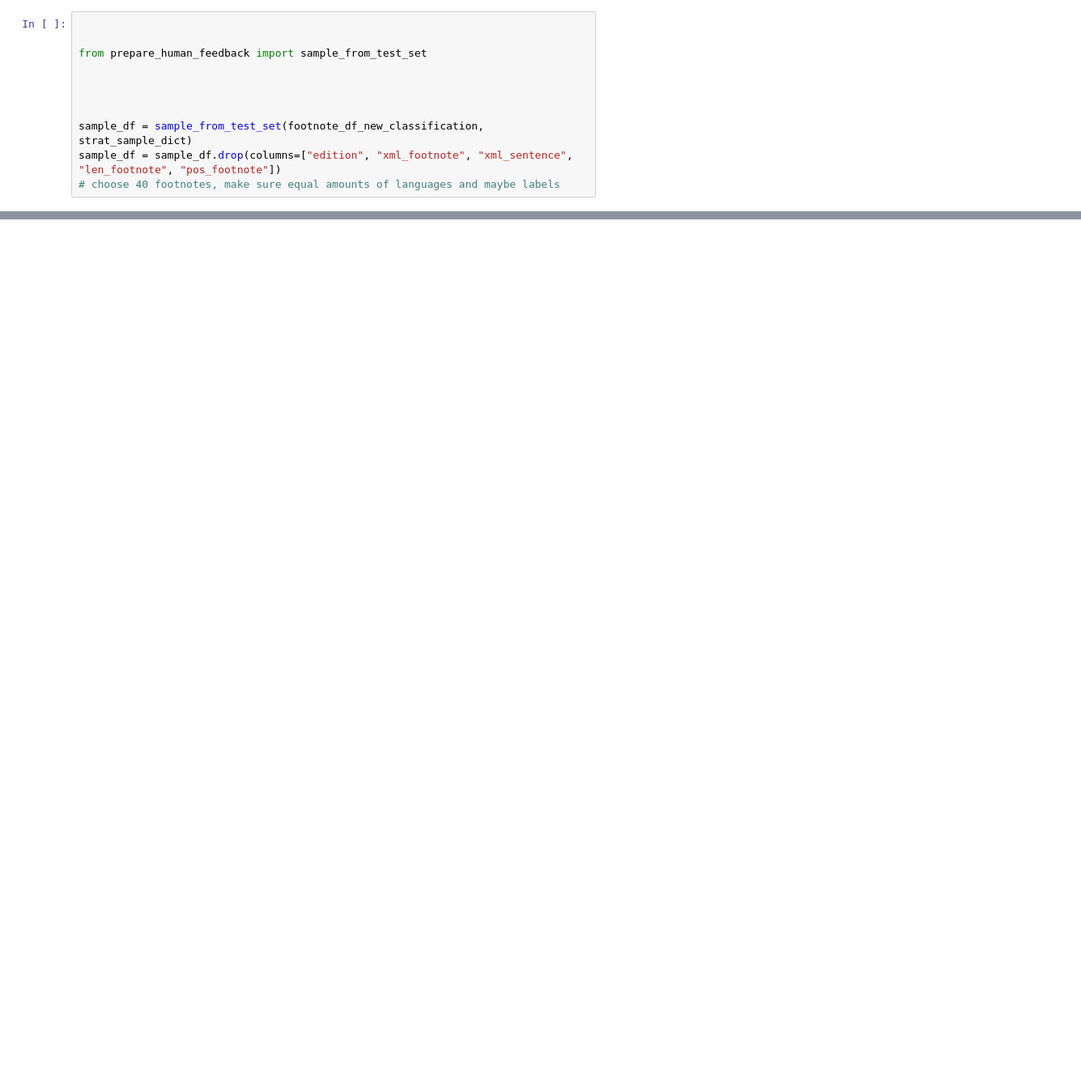
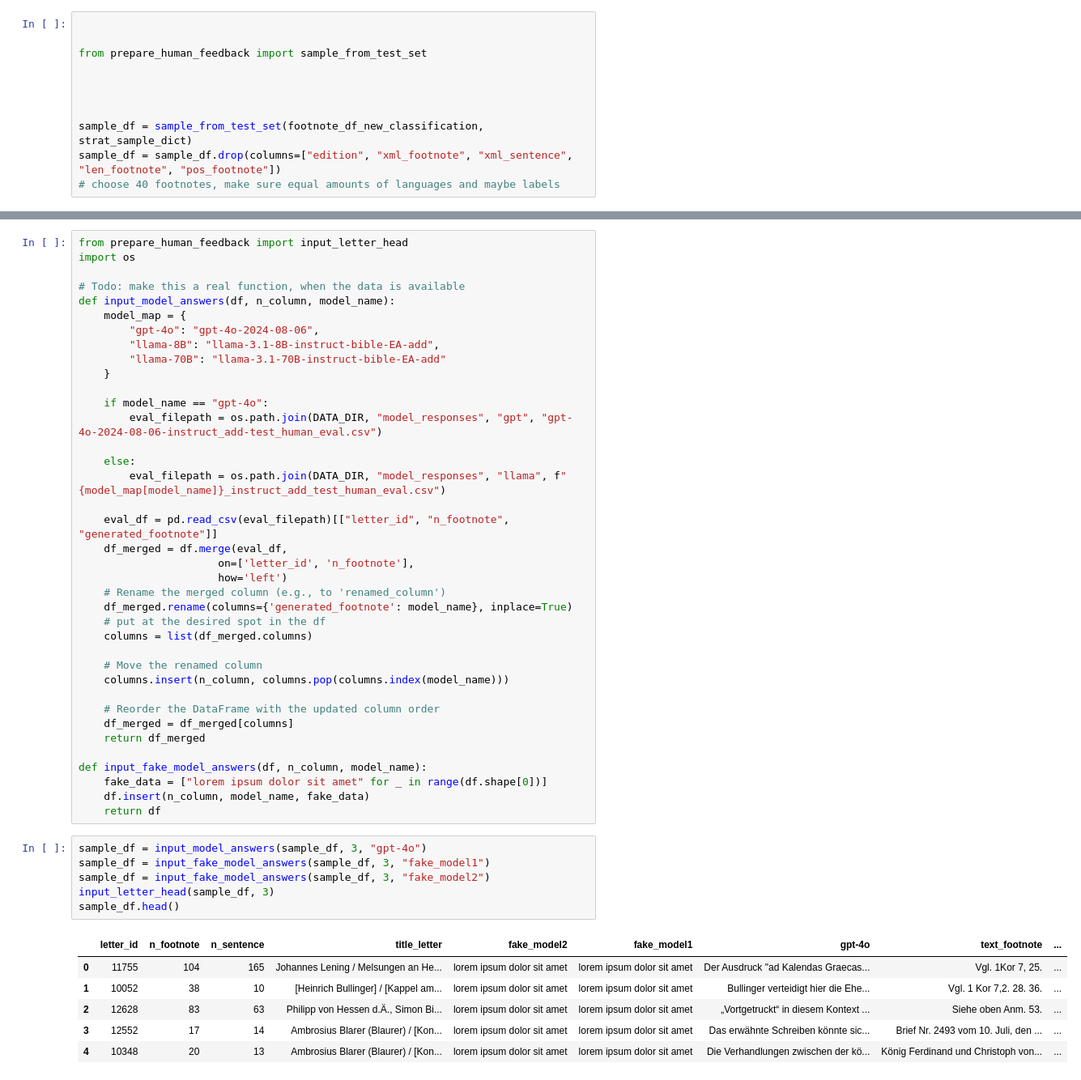
Before and after one commit to Boffl/BullingerDigitalLMFootnotes, a Jupyter notebook: data_analysis_and_preparation/prepare_data.ipynb, the cells around one changed output, grey strips where cells are left out. Shown at 81% size. Saved outputs shown, nothing was run; the diff lists cells and outputs as text; blank space fills up the shorter version.

Commit message:
add model responses to human eval sheet, starting with a run of GPT-4

```diff
--- a/data_analysis_and_preparation/prepare_data.ipynb
+++ b/data_analysis_and_preparation/prepare_data.ipynb
@@ -539,3 +516,54 @@ sample_df.head()
+# %%
+from prepare_human_feedback import input_letter_head
+import os
+
+# Todo: make this a real function, when the data is available
+def input_model_answers(df, n_column, model_name):
+    model_map = {
+        "gpt-4o": "gpt-4o-2024-08-06",
+        "llama-8B": "llama-3.1-8B-instruct-bible-EA-add",
+        "llama-70B": "llama-3.1-70B-instruct-bible-EA-add"
+    }
+
+    if model_name == "gpt-4o":
+        eval_filepath = os.path.join(DATA_DIR, "model_responses", "gpt", "gpt-4o-2024-08-06-instruct_add-test_human_eval.csv")
+
+    else:
+        eval_filepath = os.path.join(DATA_DIR, "model_responses", "llama", f"{model_map[model_name]}_instruct_add_test_human_eval.csv")
+
+    eval_df = pd.read_csv(eval_filepath)[["letter_id", "n_footnote", "generated_footnote"]]
+    df_merged = df.merge(eval_df,
+                      on=['letter_id', 'n_footnote'],
+                      how='left')
+    # Rename the merged column (e.g., to 'renamed_column')
+    df_merged.rename(columns={'generated_footnote': model_name}, inplace=True)
+    # put at the desired spot in the df
+    columns = list(df_merged.columns)
+
+    # Move the renamed column
+    columns.insert(n_column, columns.pop(columns.index(model_name)))
+
+    # Reorder the DataFrame with the updated column order
+    df_merged = df_merged[columns]
+    return df_merged
+
+def input_fake_model_answers(df, n_column, model_name):
+    fake_data = ["lorem ipsum dolor sit amet" for _ in range(df.shape[0])]
+    df.insert(n_column, model_name, fake_data)
+    return df
+# %%
+sample_df = input_model_answers(sample_df, 3, "gpt-4o")
+sample_df = input_fake_model_answers(sample_df, 3, "fake_model1")
+sample_df = input_fake_model_answers(sample_df, 3, "fake_model2")
+input_letter_head(sample_df, 3)
+sample_df.head()
+# %% [output]
+|  | letter_id | n_footnote | n_sentence | title_letter | fake_model2 | fake_model1 | gpt-4o | text_footnote | ... |
+| 0 | 11755 | 104 | 165 | Johannes Lening / Melsungen an He... | lorem ipsum dolor sit amet | lorem ipsum dolor sit amet | Der Ausdruck "ad Kalendas Graecas... | Vgl. 1Kor 7, 25. | ... |
+| 1 | 10052 | 38 | 10 | [Heinrich Bullinger] / [Kappel am... | lorem ipsum dolor sit amet | lorem ipsum dolor sit amet | Bullinger verteidigt hier die Ehe... | Vgl. 1 Kor 7,2. 28. 36. | ... |
+| 2 | 12628 | 83 | 63 | Philipp von Hessen d.Ä., Simon Bi... | lorem ipsum dolor sit amet | lorem ipsum dolor sit amet | „Vortgetruckt“ in diesem Kontext ... | Siehe oben Anm. 53. | ... |
+| 3 | 12552 | 17 | 14 | Ambrosius Blarer (Blaurer) / [Kon... | lorem ipsum dolor sit amet | lorem ipsum dolor sit amet | Das erwähnte Schreiben könnte sic... | Brief Nr. 2493 vom 10. Juli, den ... | ... |
+| 4 | 10348 | 20 | 13 | Ambrosius Blarer (Blaurer) / [Kon... | lorem ipsum dolor sit amet | lorem ipsum dolor sit amet | Die Verhandlungen zwischen der kö... | König Ferdinand und Christoph von... | ... |
 # %%
 from prepare_human_feedback import fill_excel_with_data
 fill_excel_with_data(sample_df, '../evaluate/human_eval/eval_template.xlsx', '../evaluate/human_eval/evaluation_form_v1.xlsx')
```
Also changed, not shown: parts of 2 cells of this notebook, 3 other files.
